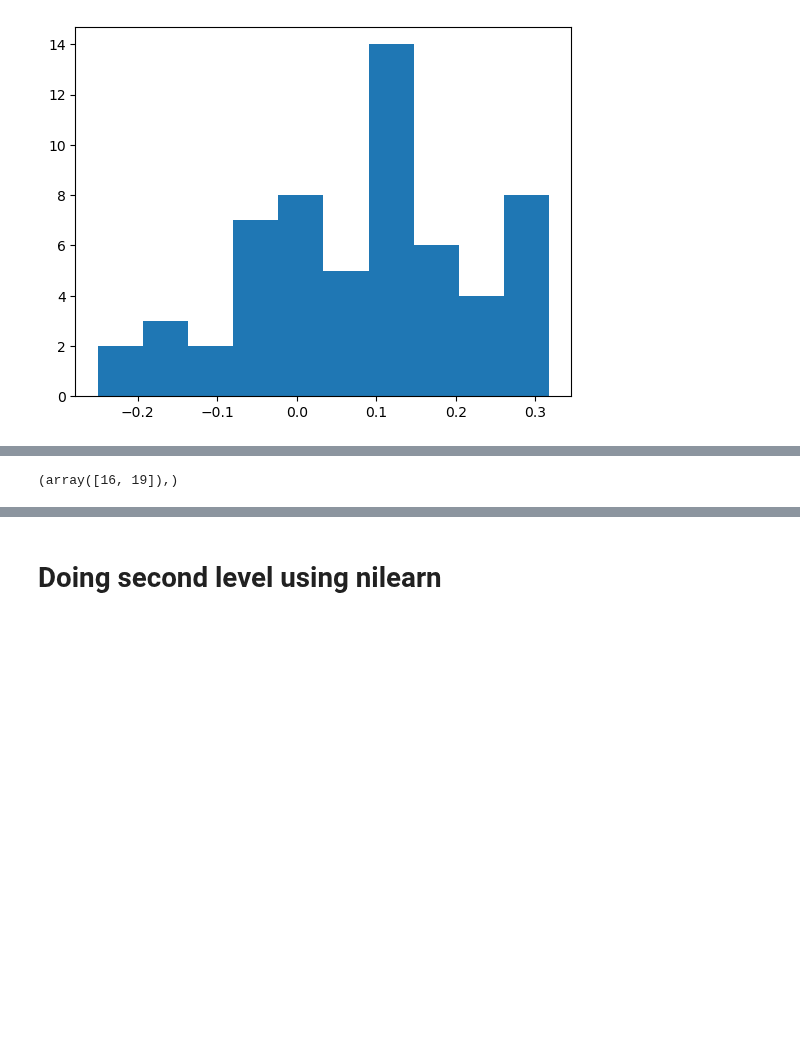
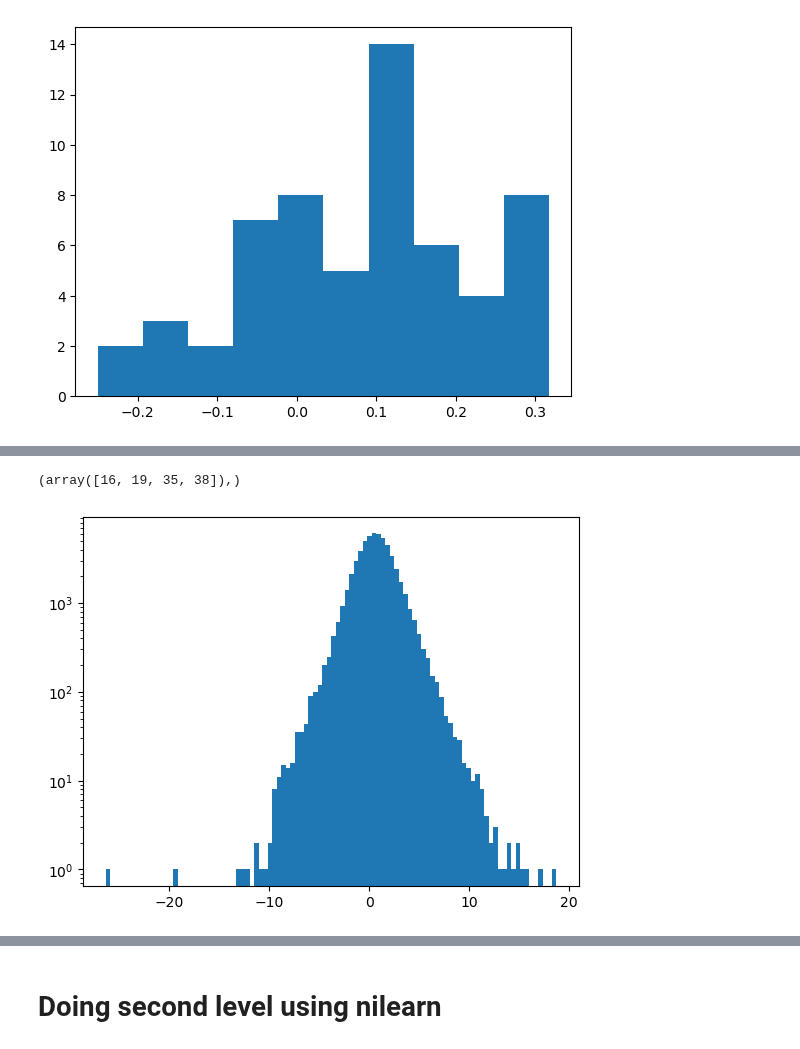
Before and after one commit to hugofluhr/learning-habits-analysis, a Jupyter notebook: notebooks/inspect_first_level.ipynb, the cells around one changed output, grey strips where cells are left out. Saved outputs shown, nothing was run; the diff lists cells and outputs as text; code cells hidden in the pictures; blank space fills up the shorter version.

```diff
--- a/notebooks/inspect_first_level.ipynb
+++ b/notebooks/inspect_first_level.ipynb
@@ -81,4 +81,9 @@ plt.grid(True, which='both', ls='--', lw=0.5)
 # %%
-np.where(np.nanmean(learning_data, axis=(0,1,2)) < -1000)
+flagged = np.where(np.abs(np.nanmean(learning_data, axis=(0,1,2)))>5)
+flagged
 # %% [output]
-(array([16, 19]),)
+(array([16, 19, 35, 38]),)
+# %%
+plt.hist((learning_data[...,39].ravel()), bins=100, log=True);
+# %% [output]
+[figure, added]
```
Also changed, not shown: parts of 10 cells of this notebook.
